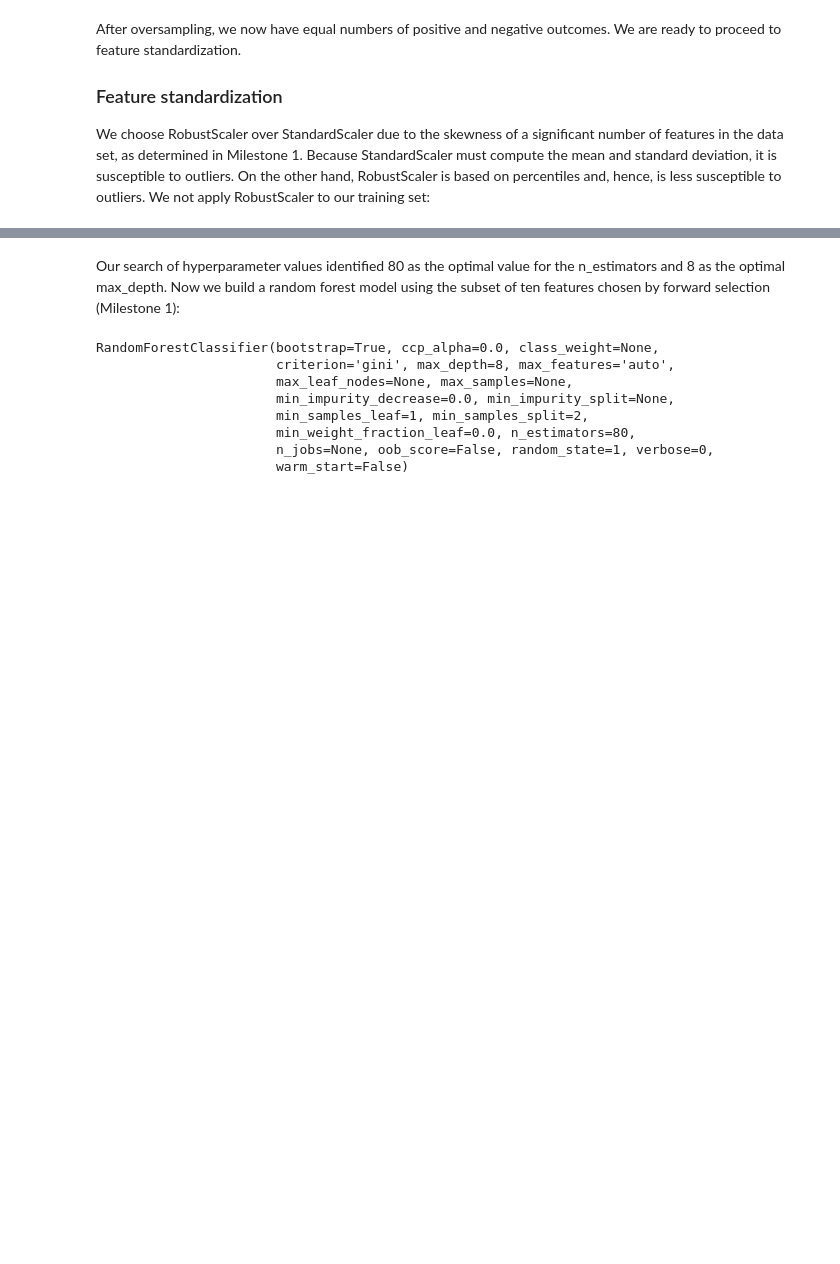
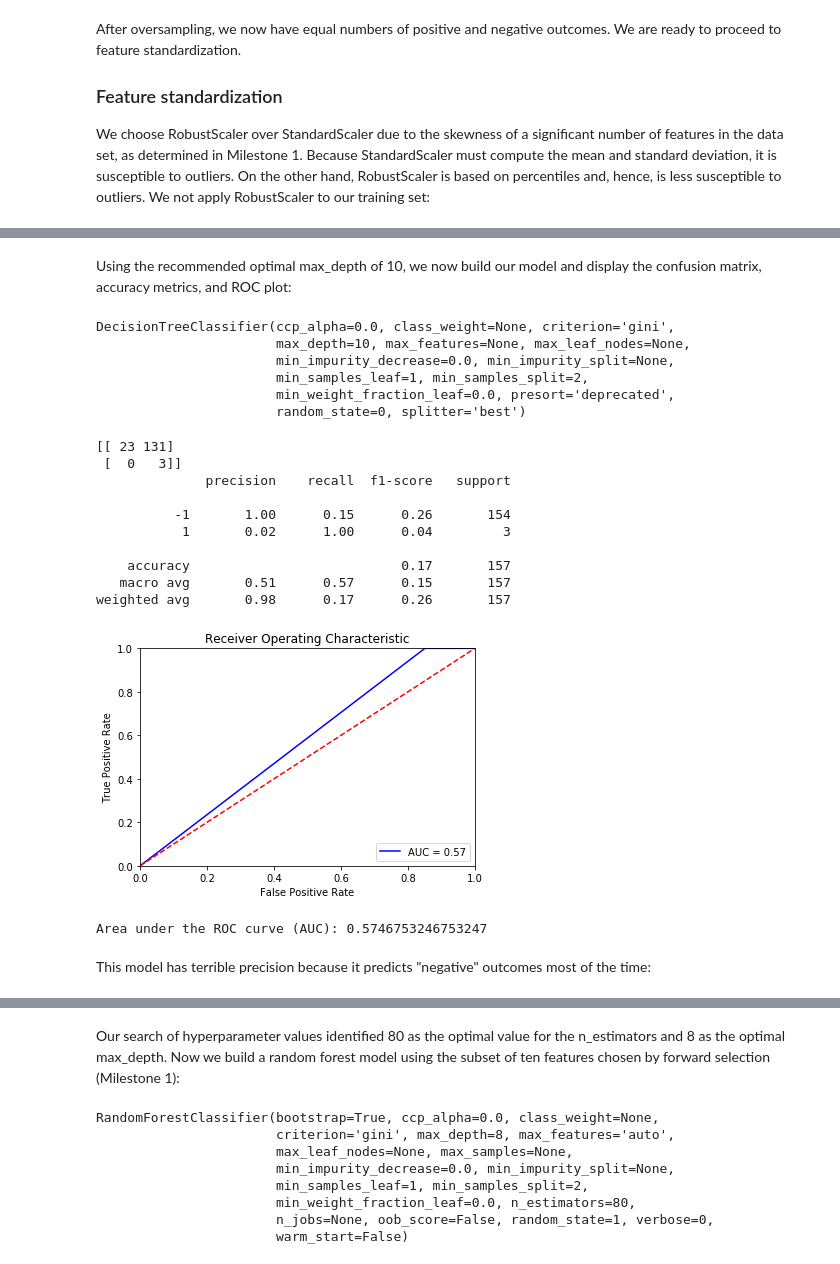
Before and after one commit to pelorenz/data-science-420, a Jupyter notebook: M02-PeterLorenz.ipynb, the cells around one changed output, grey strips where cells are left out. Cells and saved outputs as stored; diff of their text form; code cells hidden in the pictures; blank space fills up the shorter version.

```diff
--- a/M02-PeterLorenz.ipynb
+++ b/M02-PeterLorenz.ipynb
@@ -237,0 +289,3 @@ In this section, we build a decision tree model to detect faulty products. Using
+# %%
+# Stepwise-selected features from Milestone 1
+stepwise_features = ['s22', 's34', 's65', 's104', 's125', 's130', 's144', 's189', 's313', 's438']
@@ -237,0 +305,34 @@ In this section, we build a decision tree model to detect faulty products. Using
+# %% [markdown]
+Using the recommended optimal max_depth of 10, we now build our model and display the confusion matrix, accuracy metrics, and ROC plot:
+# %%
+# Construct decision tree classifier
+dt_clf = DecisionTreeClassifier(criterion = 'gini', max_depth = max_depth,
+                                random_state=0)
+dt_clf.fit(X_resample[stepwise_features], y_resample)
+
+# Predict based on test data
+y_pred_test_dt = dt_clf.predict(X_test[stepwise_features])
+
+# Display metrics
+display_metrics(y_test, y_pred_test_dt)
+# %% [output]
+DecisionTreeClassifier(ccp_alpha=0.0, class_weight=None, criterion='gini',
+                       max_depth=10, max_features=None, max_leaf_nodes=None,
+                       min_impurity_decrease=0.0, min_impurity_split=None,
+                       min_samples_leaf=1, min_samples_split=2,
+                       min_weight_fraction_leaf=0.0, presort='deprecated',
+                       random_state=0, splitter='best')
+[[ 23 131]
+ [  0   3]]
+              precision    recall  f1-score   support
+
+          -1       1.00      0.15      0.26       154
+           1       0.02      1.00      0.04         3
+
+    accuracy                           0.17       157
+   macro avg       0.51      0.57      0.15       157
+weighted avg       0.98      0.17      0.26       157
+[figure, added]
+Area under the ROC curve (AUC): 0.5746753246753247
+# %% [markdown]
+This model has terrible precision because it predicts "negative" outcomes most of the time:
```
Also changed, not shown: parts of 31 cells of this notebook.
